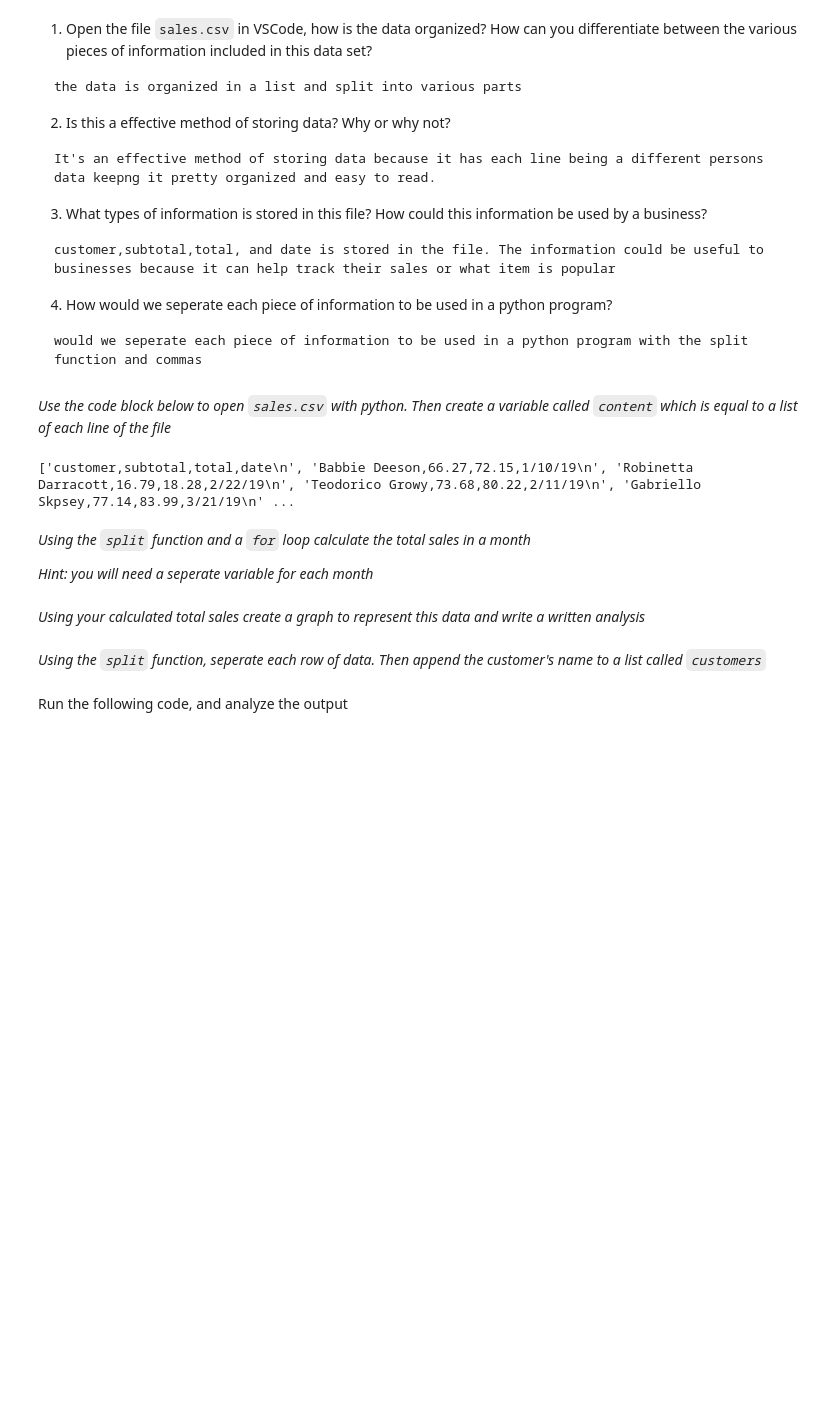
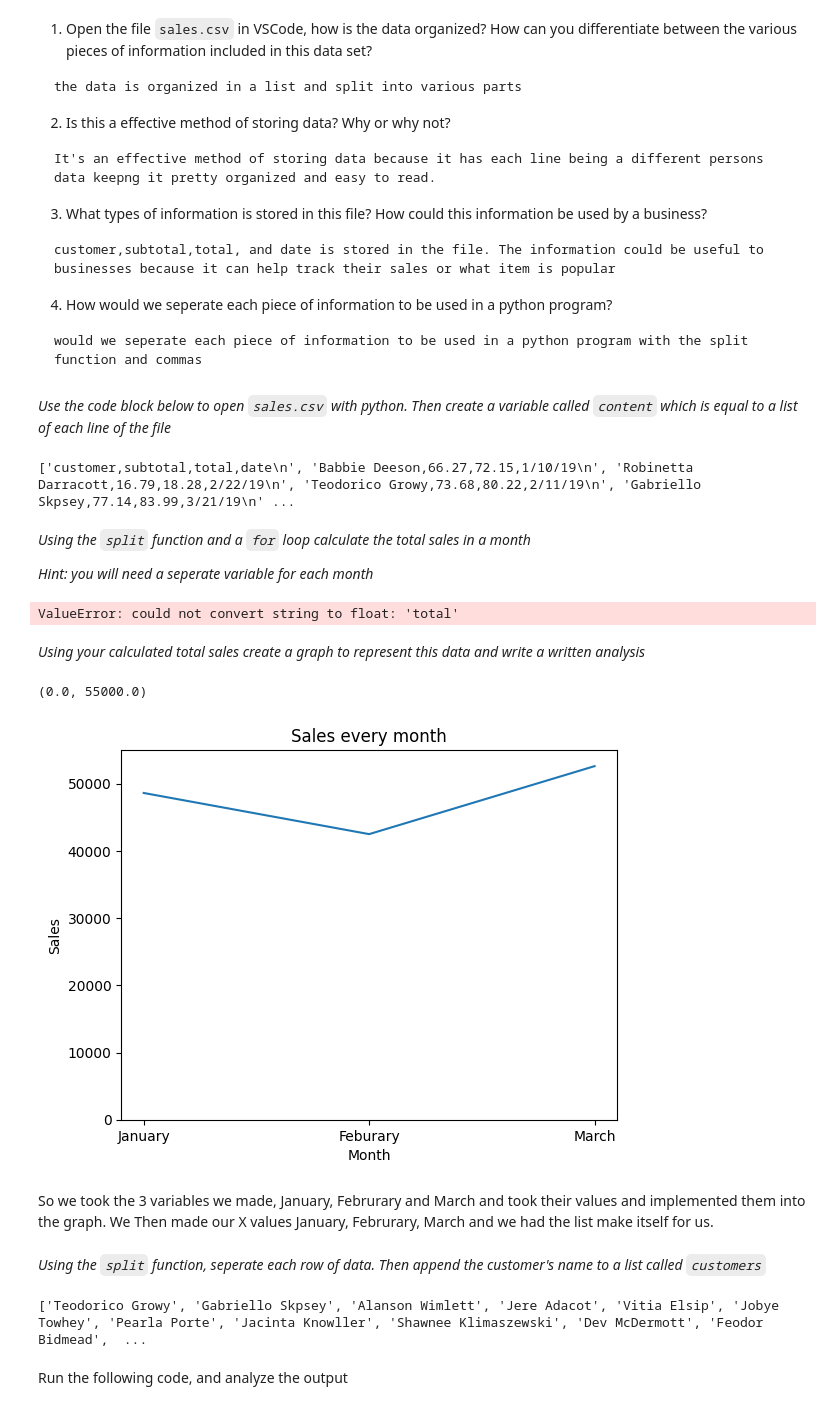
Before and after one commit to Laweens/unit-2-data_Science, a Jupyter notebook: splitting_data_real.ipynb, the cells around one changed output. Drawn from its saved outputs; the diff is of its cells as text; code cells hidden in the pictures; blank space fills up the shorter version.

```diff
--- a/splitting_data_real.ipynb
+++ b/splitting_data_real.ipynb
@@ -54,7 +42,62 @@ for sales in content[1]:
+# %%
+sales = open("sales.csv")
+
+january = 0
+feburary = 0
+march = 0
+
+
+for L in content:
+    Sp = L.strip().split(',')
+
+
+    date = Sp[3]
+    month = date.split('/')[0]
+    total = float(Sp[2])
+
+    if month == '1':
+        january += total
+    elif month == '2':
+        feburary += total
+    elif month == '3':
+        march += total
+
+print("January's total sales are:", "$", january)
+print("Februrary's total sales are:", "$",feburary)
+print("March's total sales are:", "$",march)
+# %% [output]
+ValueError: could not convert string to float: 'total'
 # %% [markdown]
 *Using your calculated total sales create a graph to represent this data and write a written analysis*
+# %%
+import matplotlib.pyplot as plt #importing matplotlib
+
+y = [january,feburary,march] #list for X
+x = ['January','Feburary','March'] #list for Y
+
+plt.plot(x,y)
+plt.ylabel("Sales") #labels for the graphs
+plt.xlabel("Month")
+plt.title("Sales every month")
+plt.ylim(0,55000)
+# %% [output]
+(0.0, 55000.0)
+[figure, added]
+# %% [markdown]
+So we took the 3 variables we made, January, Februrary and March and took their values and implemented them into the graph. We Then made our X values January, Februrary, March and we had the list make itself for us.
 # %% [markdown]
 *Using the `split` function, seperate each row of data. Then append the customer's name to a list called `customers`*
+# %%
+customers = []
+
+for C in content:
+    C = C.strip().split(',')
+    customer_name = C[0]
+    customers.append(customer_name)
+
+print(customers)
+# %% [output]
+['Teodorico Growy', 'Gabriello Skpsey', 'Alanson Wimlett', 'Jere Adacot', 'Vitia Elsip', 'Jobye Towhey', 'Pearla Porte', 'Jacinta Knowller', 'Shawnee Klimaszewski', 'Dev McDermott', 'Feodor Bidmead',  ...
 # %% [markdown]
 Run the following code, and analyze the output
 # %%
```
Also changed, not shown: parts of 3 cells of this notebook.
